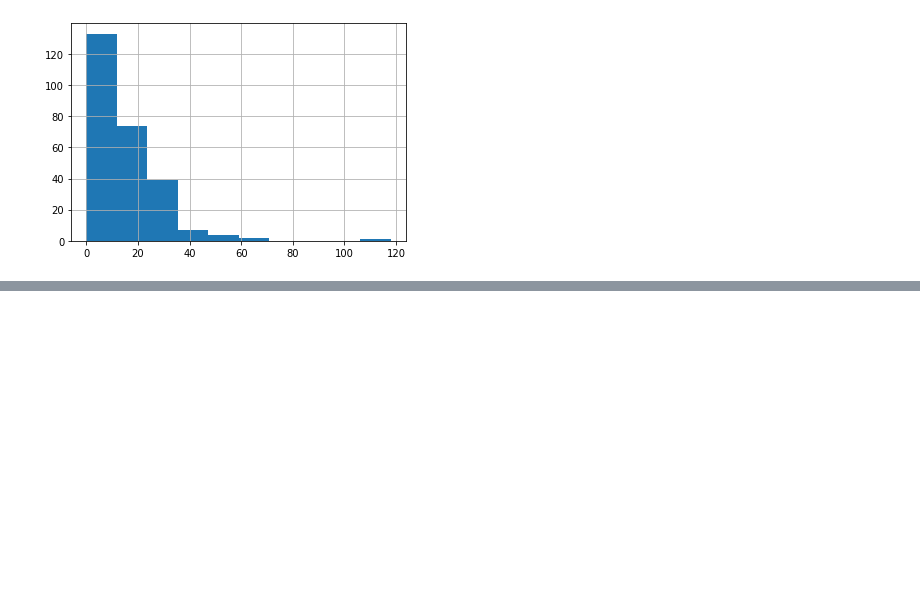
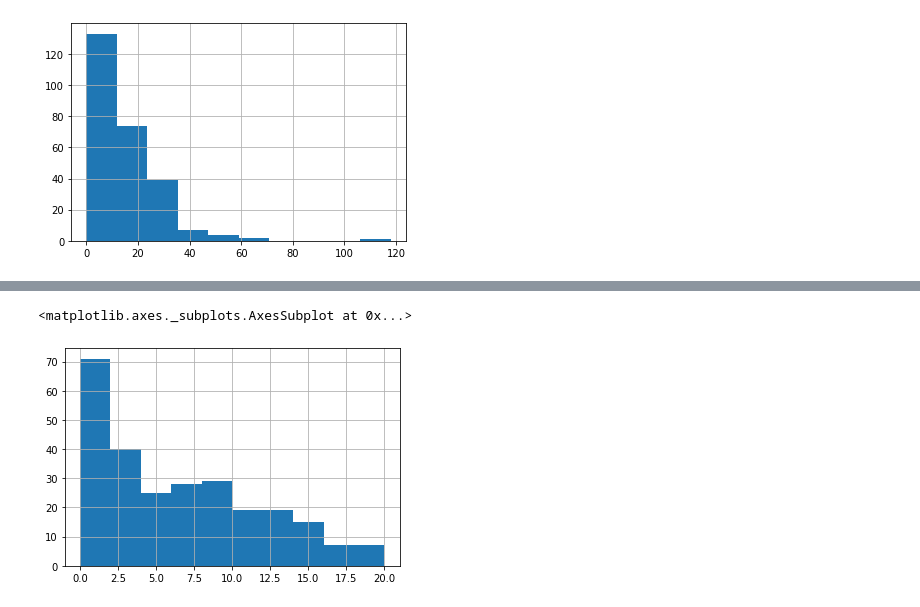
Before and after one commit to ipatel467/McDonald-s-Menu, a Jupyter notebook: Untitled.ipynb, the cells around one changed output, grey strips where cells are left out. Saved outputs shown, nothing was run; the diff lists cells and outputs as text; code cells hidden in the pictures; blank space fills up the shorter version.

```diff
--- a/Untitled.ipynb
+++ b/Untitled.ipynb
@@ -67,0 +73,5 @@ df['Total Fat'].hist()
+# %%
+df['Saturated Fat'].hist()
+# %% [output]
+<matplotlib.axes._subplots.AxesSubplot at 0x...>
+[figure, added]
```
Also changed, not shown: parts of 7 cells of this notebook.
